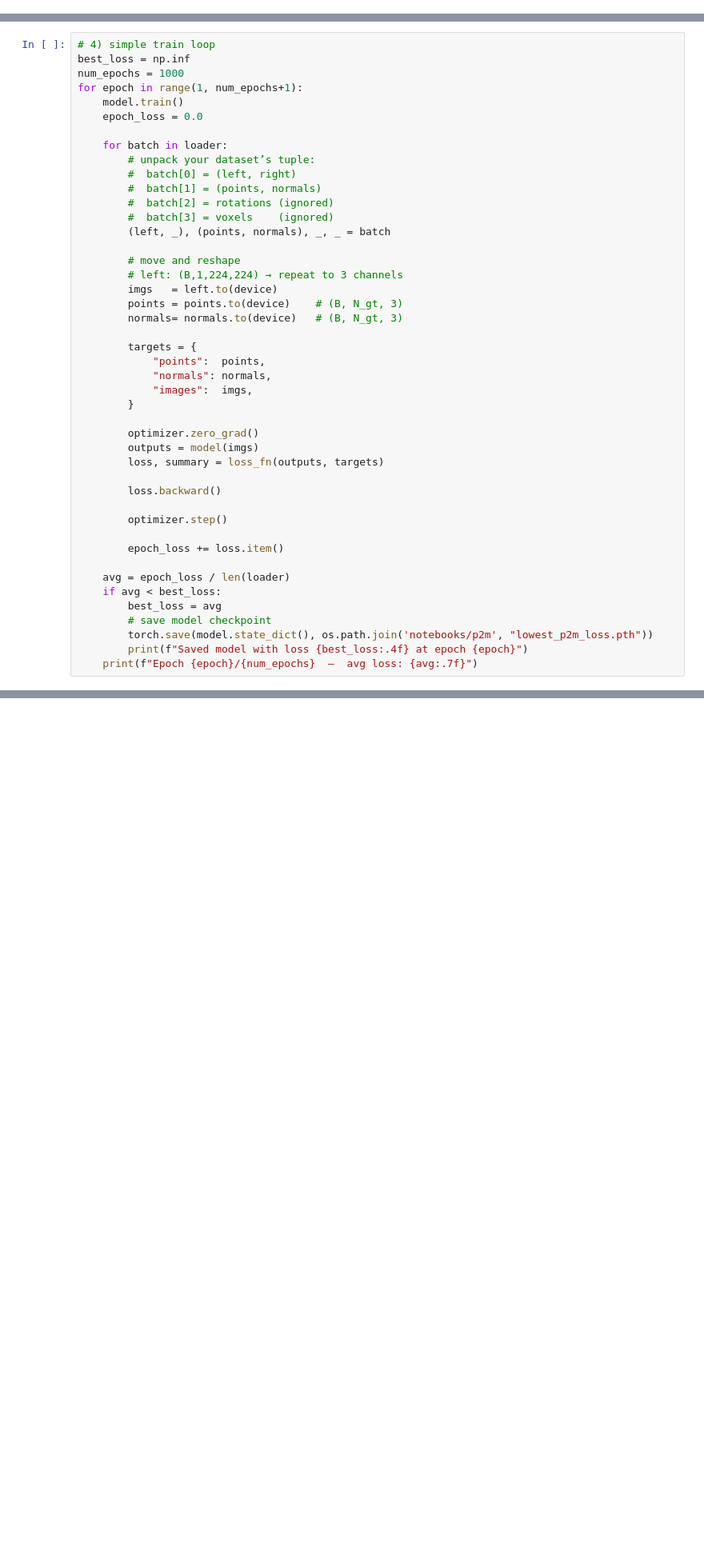
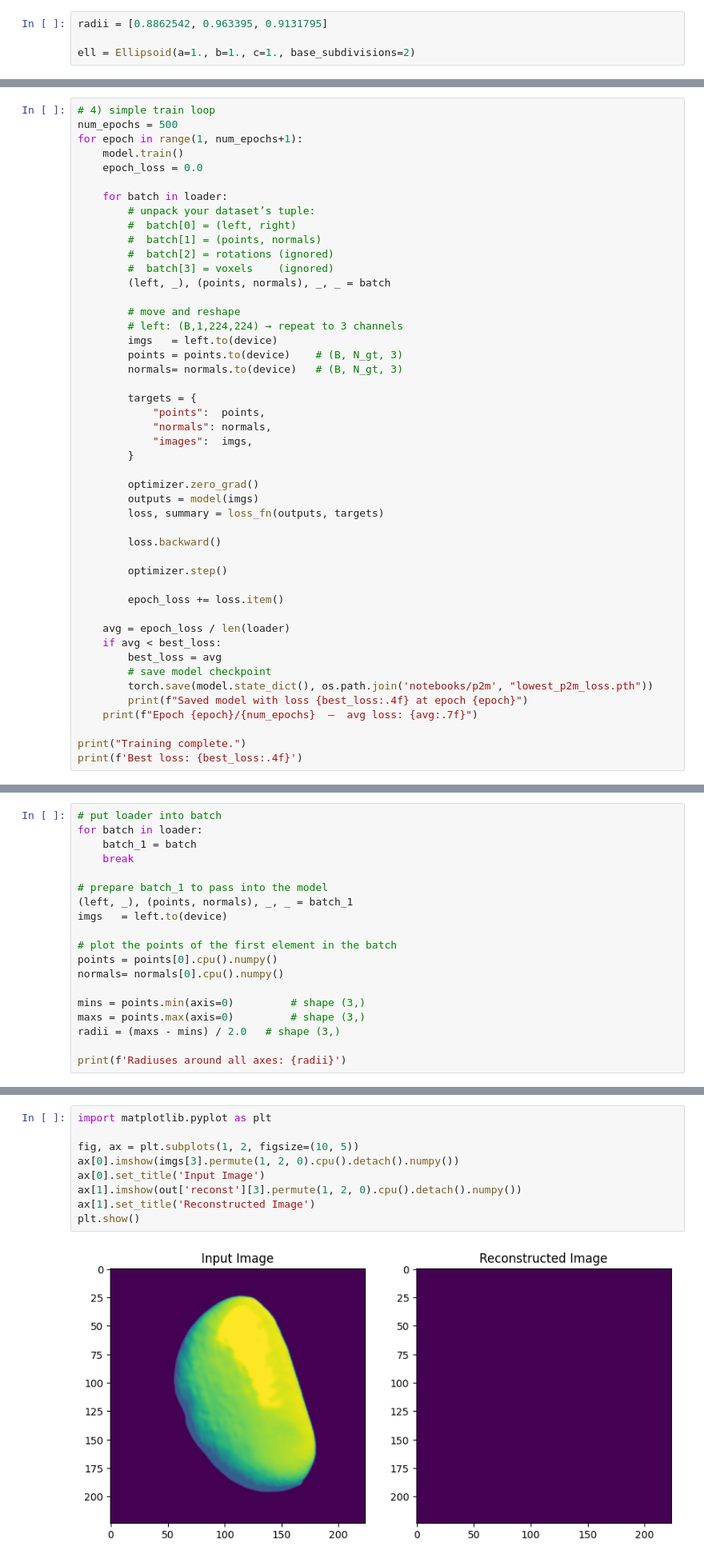
Before and after one commit to 3d-pollen-reconstruction/sequoia, a Jupyter notebook: notebooks/p2m_sandbox.ipynb, the cells around one changed output, grey strips where cells are left out. Shown at 80% size. Drawn from its saved outputs; the diff is of its cells as text; blank space fills up the shorter version.

```diff
--- a/notebooks/p2m_sandbox.ipynb
+++ b/notebooks/p2m_sandbox.ipynb
@@ -123,3 +127,7 @@ ell = Ellipsoid(a=15.0, b=15.0, c=15.0, base_subdivisions=2)
+# %%
+radii = [0.8862542, 0.963395, 0.9131795]
+
+ell = Ellipsoid(a=1., b=1., c=1., base_subdivisions=2)
 # %%
 import torch
 from torch.utils.data import DataLoader
@@ -174,7 +190,6 @@ Using device: cuda
 # %%
 # 4) simple train loop
-best_loss = np.inf
-num_epochs = 1000
+num_epochs = 500
 for epoch in range(1, num_epochs+1):
     model.train()
     epoch_loss = 0.0
@@ -216,4 +231,7 @@ for epoch in range(1, num_epochs+1):
         torch.save(model.state_dict(), os.path.join('notebooks/p2m', "lowest_p2m_loss.pth"))
         print(f"Saved model with loss {best_loss:.4f} at epoch {epoch}")
     print(f"Epoch {epoch}/{num_epochs}  —  avg loss: {avg:.7f}")
+
+print("Training complete.")
+print(f'Best loss: {best_loss:.4f}')
 # %% [output]
@@ -255,3 +273,22 @@ P2MModel(
   )
   (gconv): GConv (192 -> 3)
 )
+# %%
+# put loader into batch
+for batch in loader:
+    batch_1 = batch
+    break
+
+# prepare batch_1 to pass into the model
+(left, _), (points, normals), _, _ = batch_1
+imgs   = left.to(device)
+
+# plot the points of the first element in the batch
+points = points[0].cpu().numpy()
+normals= normals[0].cpu().numpy()
+
+mins = points.min(axis=0)         # shape (3,)
+maxs = points.max(axis=0)         # shape (3,)
+radii = (maxs - mins) / 2.0   # shape (3,)
+
+print(f'Radiuses around all axes: {radii}')
@@ -268,0 +308,11 @@ faces = ell.faces[2]      # numpy array (F,3) of int indices
+# %%
+import matplotlib.pyplot as plt
+
+fig, ax = plt.subplots(1, 2, figsize=(10, 5))
+ax[0].imshow(imgs[3].permute(1, 2, 0).cpu().detach().numpy())
+ax[0].set_title('Input Image')
+ax[1].imshow(out['reconst'][3].permute(1, 2, 0).cpu().detach().numpy())
+ax[1].set_title('Reconstructed Image')
+plt.show()
+# %% [output]
+[figure, added]
```
Also changed, not shown: parts of 14 cells of this notebook, 4 other files.
